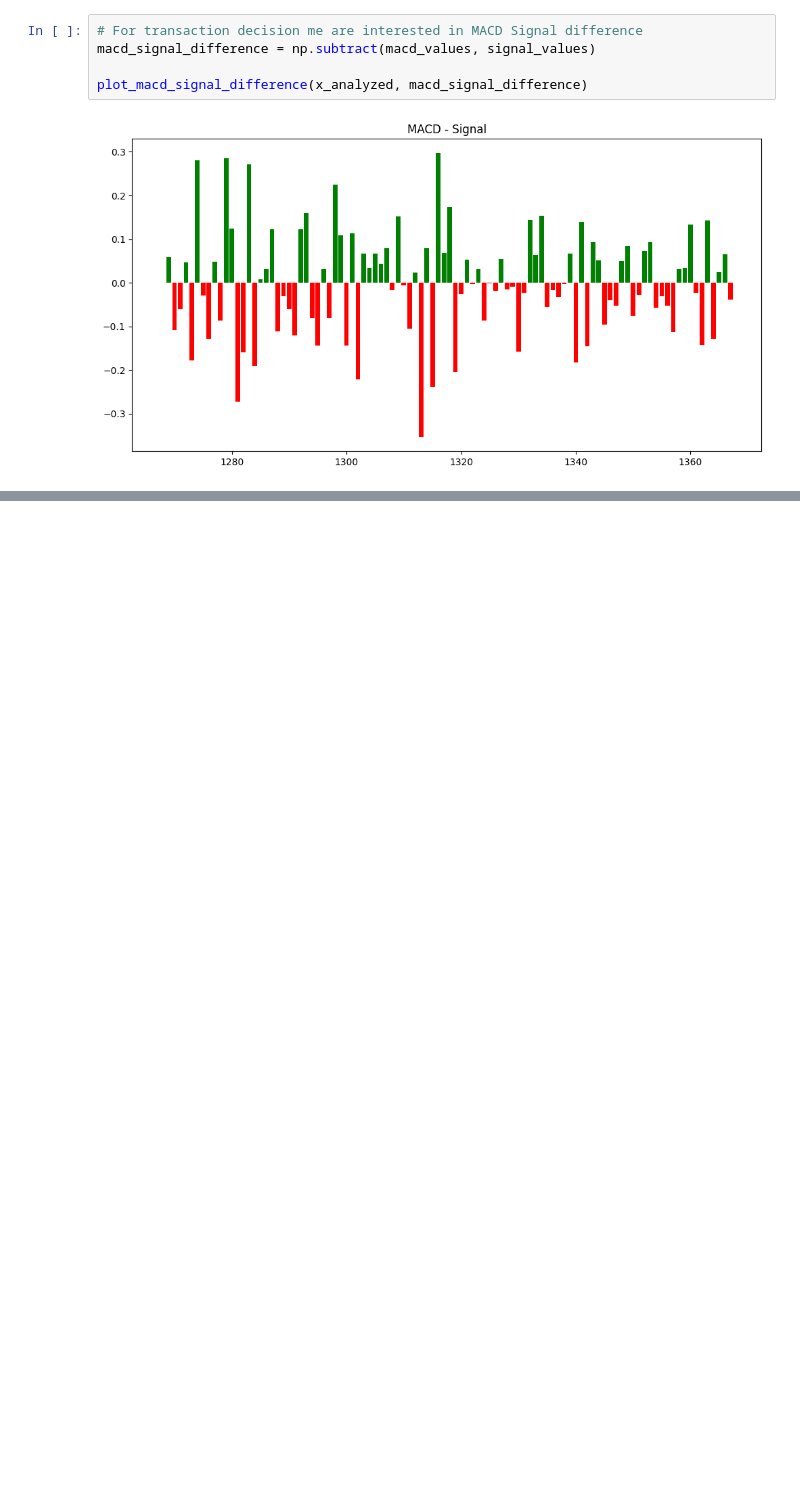
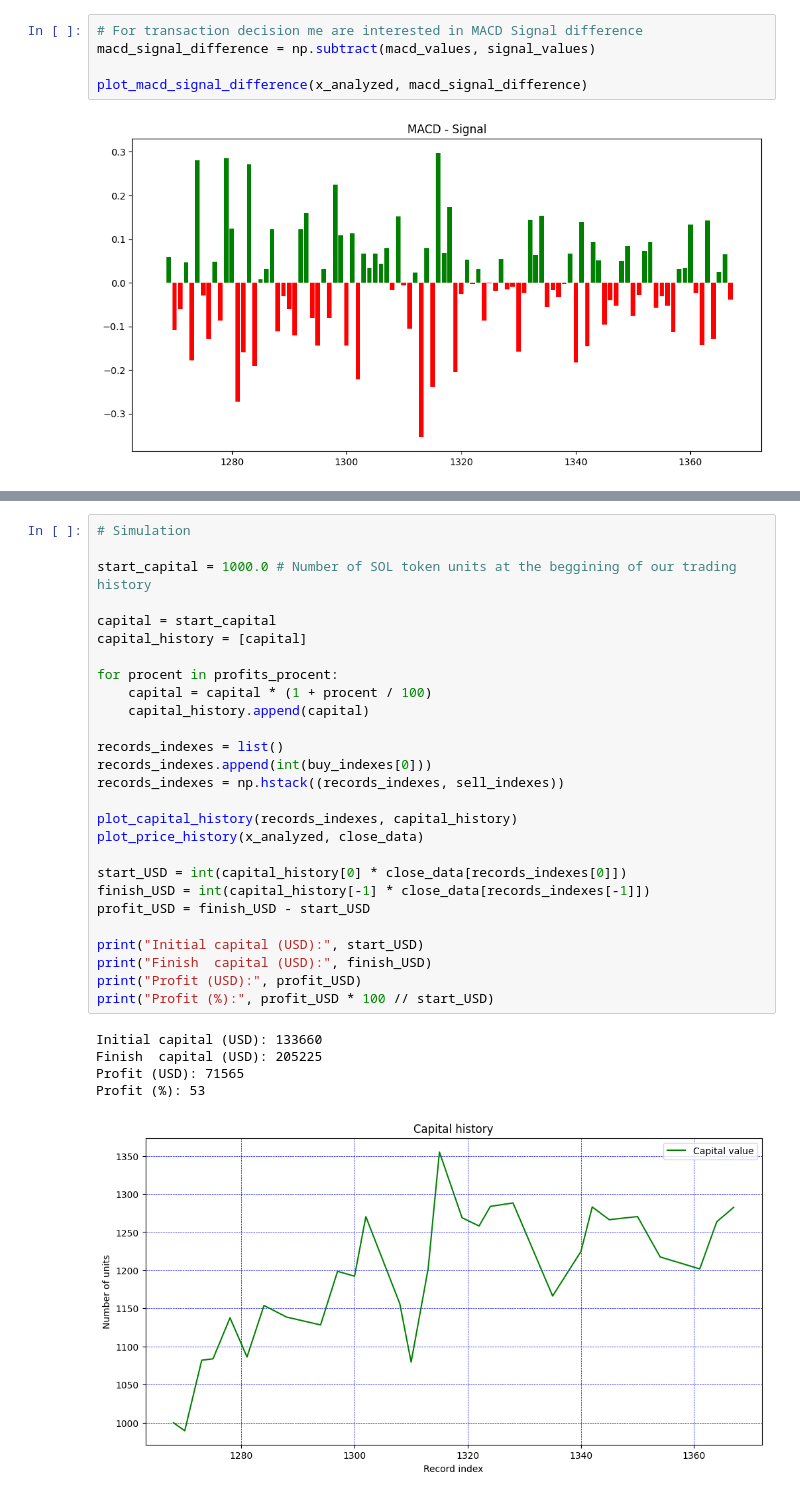
Before and after one commit to ZussmanFranz/Politechnika_Gdanska, a Jupyter notebook: Sem4/MN/project1/project1.ipynb, the cells around one changed output, grey strips where cells are left out. Drawn from its saved outputs; the diff is of its cells as text; blank space fills up the shorter version.

```diff
--- a/Sem4/MN/project1/project1.ipynb
+++ b/Sem4/MN/project1/project1.ipynb
@@ -213,0 +270,33 @@ plot_transaction_on_price(x_analyzed, close_data, transactions)
+# %%
+# Simulation
+
+start_capital = 1000.0 # Number of SOL token units at the beggining of our trading history
+
+capital = start_capital
+capital_history = [capital]
+
+for procent in profits_procent:
+    capital = capital * (1 + procent / 100)
+    capital_history.append(capital)
+
+records_indexes = list()
+records_indexes.append(int(buy_indexes[0]))
+records_indexes = np.hstack((records_indexes, sell_indexes))
+
+plot_capital_history(records_indexes, capital_history)
+plot_price_history(x_analyzed, close_data)
+
+start_USD = int(capital_history[0] * close_data[records_indexes[0]])
+finish_USD = int(capital_history[-1] * close_data[records_indexes[-1]])
+profit_USD = finish_USD - start_USD
+
+print("Initial capital (USD):", start_USD)
+print("Finish  capital (USD):", finish_USD)
+print("Profit (USD):", profit_USD)
+print("Profit (%):", profit_USD * 100 // start_USD)
+# %% [output]
+Initial capital (USD): 133660
+Finish  capital (USD): 205225
+Profit (USD): 71565
+Profit (%): 53
+[figure, added]
```
Also changed, not shown: parts of 8 cells of this notebook.
